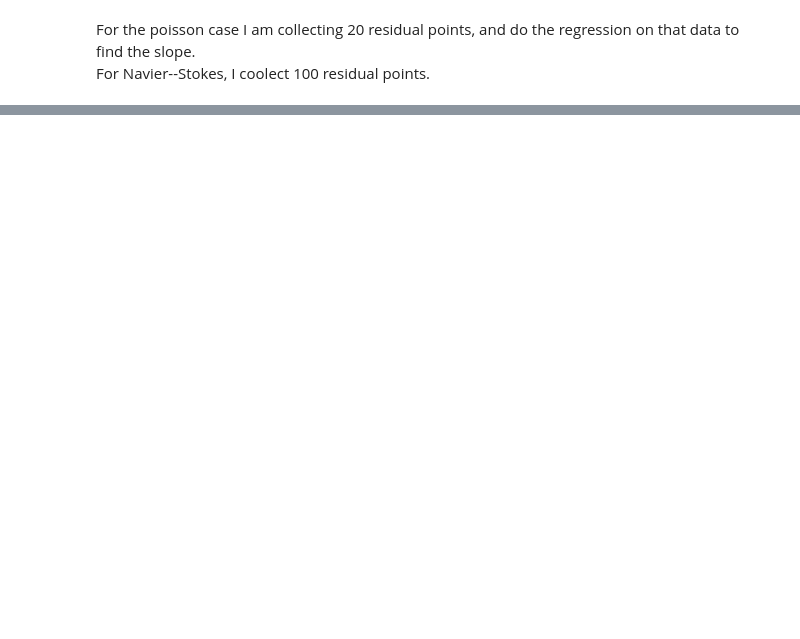
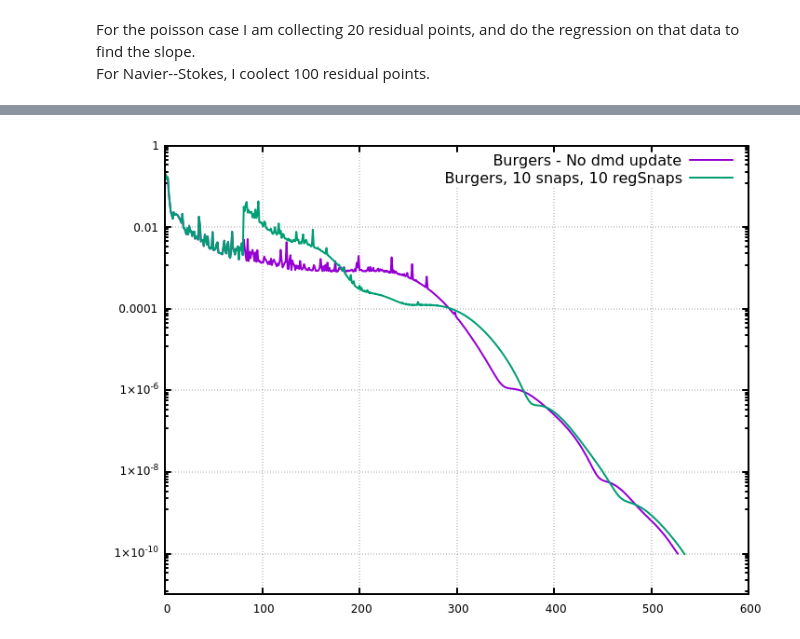
Before and after one commit to Delaunay-I/ANSLab-reports, a Jupyter notebook: 2022/09 - September/2022-09-14/14-Sept.ipynb, the cells around one changed output, grey strips where cells are left out. Saved outputs shown, nothing was run; the diff lists cells and outputs as text; code cells hidden in the pictures; blank space fills up the shorter version.

```diff
--- a/2022/09 - September/2022-09-14/14-Sept.ipynb
+++ b/2022/09 - September/2022-09-14/14-Sept.ipynb
@@ -26,0 +35,4 @@ For Navier--Stokes, I coolect 100 residual points.
+# %%
+Image(filename='Burgers_resplot_diffsnaps.png')
+# %% [output]
+[figure, added]
```
Also changed, not shown: parts of 3 cells of this notebook, 2 other files.
